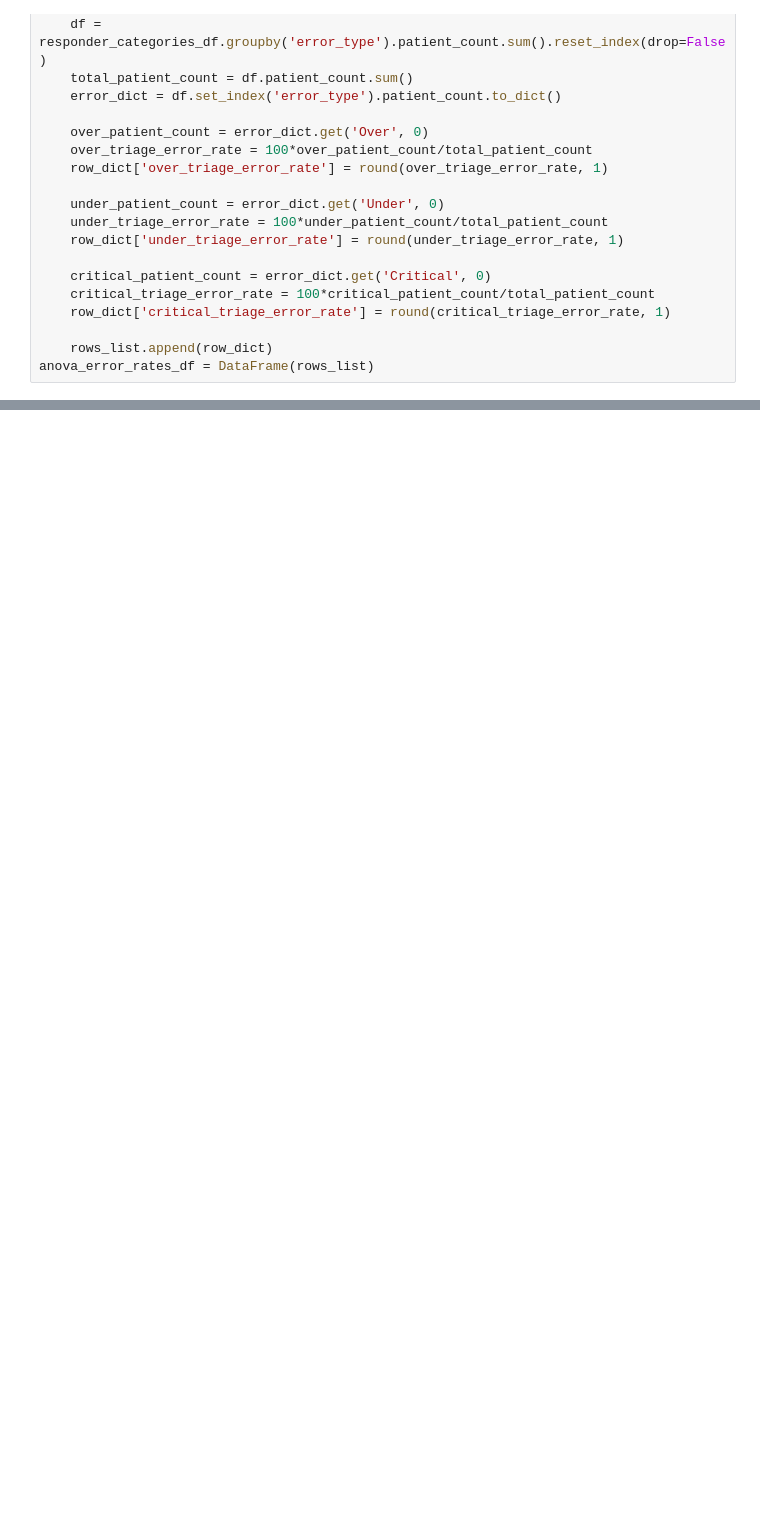
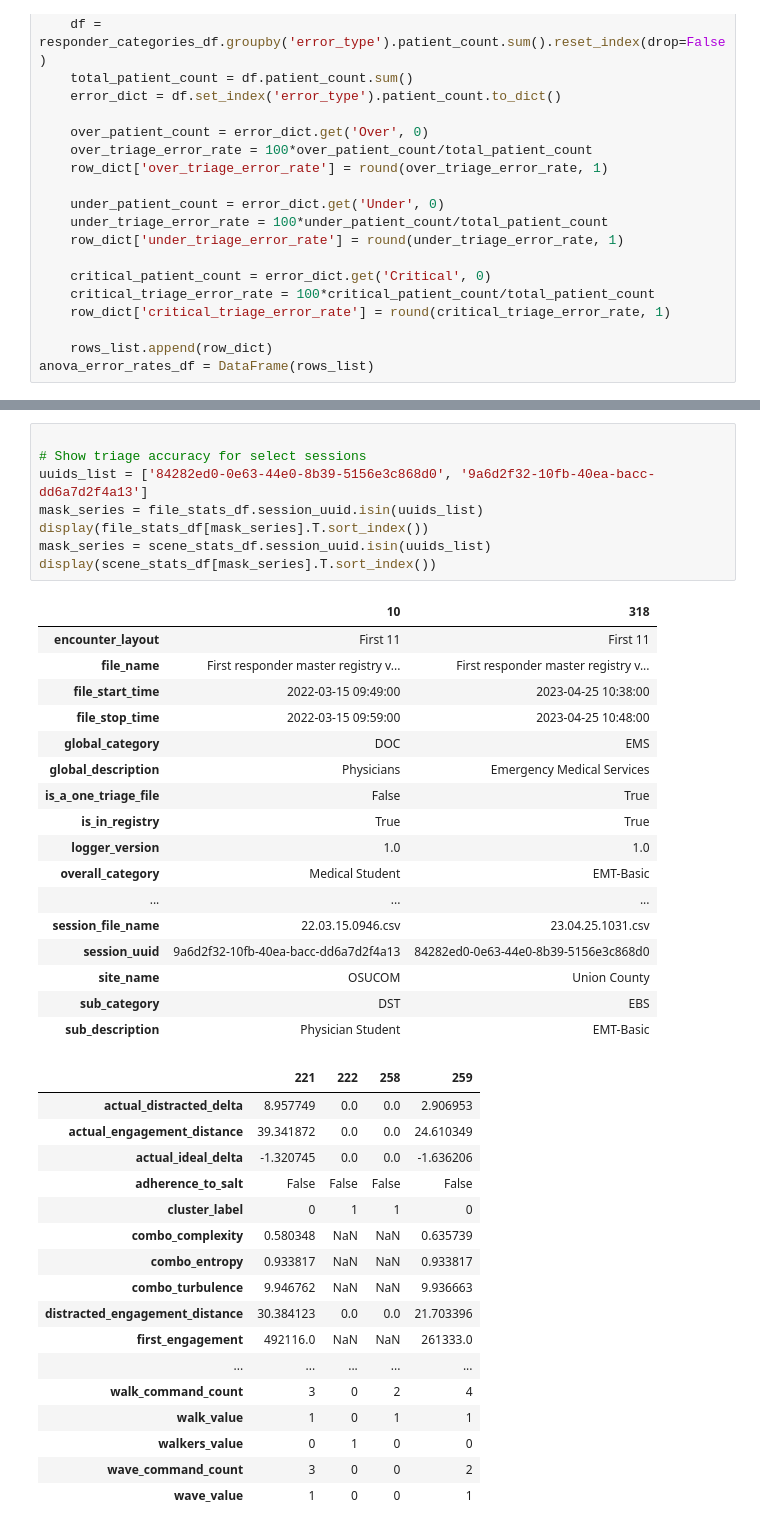
Before and after one commit to dbabbitt/itm-analysis-reporting-1, a Jupyter notebook: presentations/Graph Requests.ipynb, the cells around one changed output, grey strips where cells are left out. Saved outputs shown, nothing was run; the diff lists cells and outputs as text; blank space fills up the shorter version.

```diff
--- a/presentations/Graph Requests.ipynb
+++ b/presentations/Graph Requests.ipynb
@@ -552,0 +604,43 @@ Saving to /mnt/c/Users/DaveBabbitt/Documents/GitHub/itm-analysis-reporting/saves
+# %%
+
+# Show triage accuracy for select sessions
+uuids_list = ['84282ed0-0e63-44e0-8b39-5156e3c868d0', '9a6d2f32-10fb-40ea-bacc-dd6a7d2f4a13']
+mask_series = file_stats_df.session_uuid.isin(uuids_list)
+display(file_stats_df[mask_series].T.sort_index())
+mask_series = scene_stats_df.session_uuid.isin(uuids_list)
+display(scene_stats_df[mask_series].T.sort_index())
+# %% [output]
+|  | 10 | 318 |
+| encounter_layout | First 11 | First 11 |
+| file_name | First responder master registry v... | First responder master registry v... |
+| file_start_time | 2022-03-15 09:49:00 | 2023-04-25 10:38:00 |
+| file_stop_time | 2022-03-15 09:59:00 | 2023-04-25 10:48:00 |
+| global_category | DOC | EMS |
+| global_description | Physicians | Emergency Medical Services |
+| is_a_one_triage_file | False | True |
+| is_in_registry | True | True |
+| logger_version | 1.0 | 1.0 |
+| overall_category | Medical Student | EMT-Basic |
+| ... | ... | ... |
+| session_file_name | 22.03.15.0946.csv | 23.04.25.1031.csv |
+| session_uuid | 9a6d2f32-10fb-40ea-bacc-dd6a7d2f4a13 | 84282ed0-0e63-44e0-8b39-5156e3c868d0 |
+| site_name | OSUCOM | Union County |
+| sub_category | DST | EBS |
+| sub_description | Physician Student | EMT-Basic |
+|  | 221 | 222 | 258 | 259 |
+| actual_distracted_delta | 8.957749 | 0.0 | 0.0 | 2.906953 |
+| actual_engagement_distance | 39.341872 | 0.0 | 0.0 | 24.610349 |
+| actual_ideal_delta | -1.320745 | 0.0 | 0.0 | -1.636206 |
+| adherence_to_salt | False | False | False | False |
+| cluster_label | 0 | 1 | 1 | 0 |
+| combo_complexity | 0.580348 | NaN | NaN | 0.635739 |
+| combo_entropy | 0.933817 | NaN | NaN | 0.933817 |
+| combo_turbulence | 9.946762 | NaN | NaN | 9.936663 |
+| distracted_engagement_distance | 30.384123 | 0.0 | 0.0 | 21.703396 |
+| first_engagement | 492116.0 | NaN | NaN | 261333.0 |
+| ... | ... | ... | ... | ... |
+| walk_command_count | 3 | 0 | 2 | 4 |
+| walk_value | 1 | 0 | 1 | 1 |
+| walkers_value | 0 | 1 | 0 | 0 |
+| wave_command_count | 3 | 0 | 0 | 2 |
+| wave_value | 1 | 0 | 0 | 1 |
```
Also changed, not shown: parts of 29 cells of this notebook, 8 other files.
